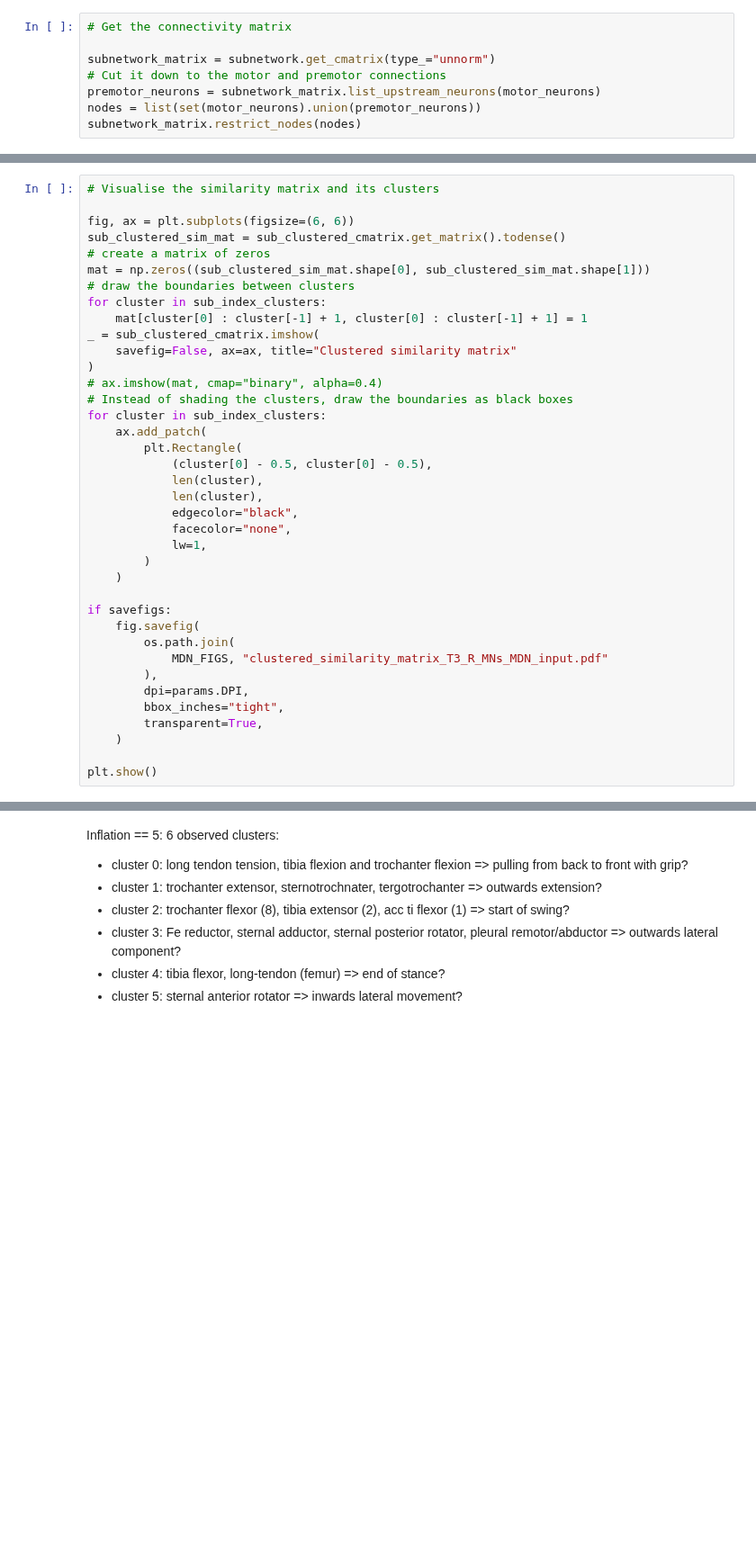
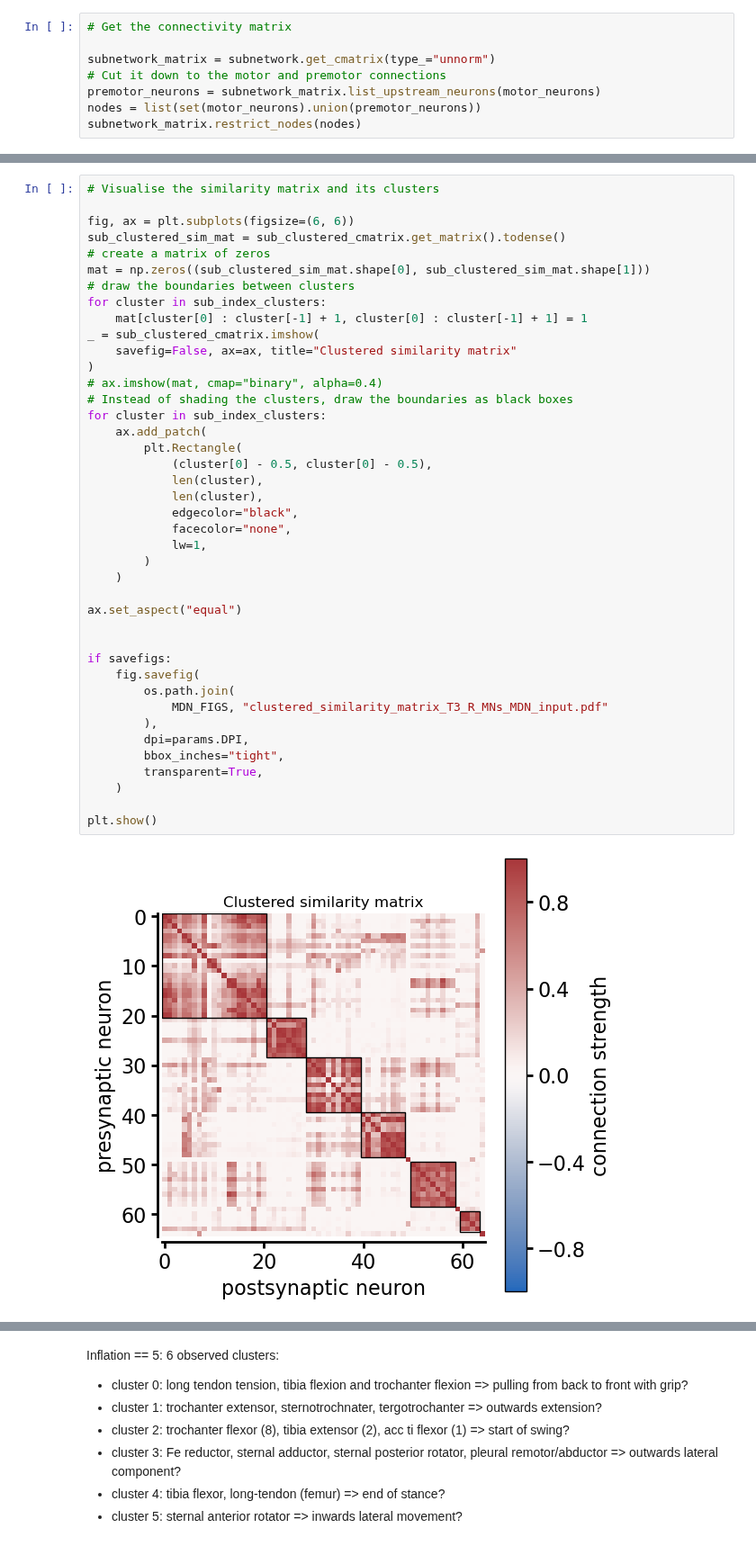
Before and after one commit to NeLy-EPFL/vnc_networks, a Jupyter notebook: scripts/generate_plots/muscle_synergies.ipynb, the cells around one changed output, grey strips where cells are left out. Shown at 90% size. Cells and saved outputs as stored; diff of their text form; blank space fills up the shorter version.

```diff
--- a/scripts/generate_plots/muscle_synergies.ipynb
+++ b/scripts/generate_plots/muscle_synergies.ipynb
@@ -328,30 +365,35 @@ mat = np.zeros((sub_clustered_sim_mat.shape[0], sub_clustered_sim_mat.shape[1]))
 for cluster in sub_index_clusters:
     mat[cluster[0] : cluster[-1] + 1, cluster[0] : cluster[-1] + 1] = 1
 _ = sub_clustered_cmatrix.imshow(
     savefig=False, ax=ax, title="Clustered similarity matrix"
 )
 # ax.imshow(mat, cmap="binary", alpha=0.4)
 # Instead of shading the clusters, draw the boundaries as black boxes
 for cluster in sub_index_clusters:
     ax.add_patch(
         plt.Rectangle(
             (cluster[0] - 0.5, cluster[0] - 0.5),
             len(cluster),
             len(cluster),
             edgecolor="black",
             facecolor="none",
             lw=1,
         )
     )
 
+ax.set_aspect("equal")
+
+
 if savefigs:
     fig.savefig(
         os.path.join(
             MDN_FIGS, "clustered_similarity_matrix_T3_R_MNs_MDN_input.pdf"
         ),
         dpi=params.DPI,
         bbox_inches="tight",
         transparent=True,
     )
 
 plt.show()
+# %% [output]
+[figure, added]
```
Also changed, not shown: parts of 30 cells of this notebook, 10 other files.
